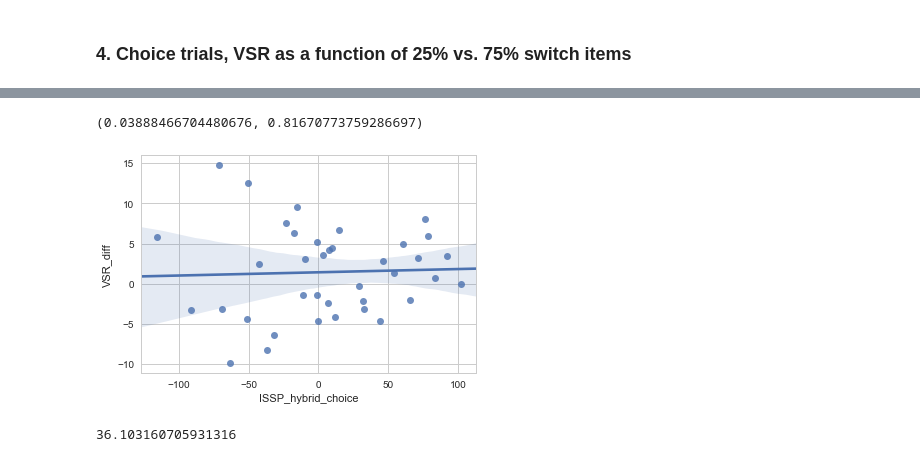
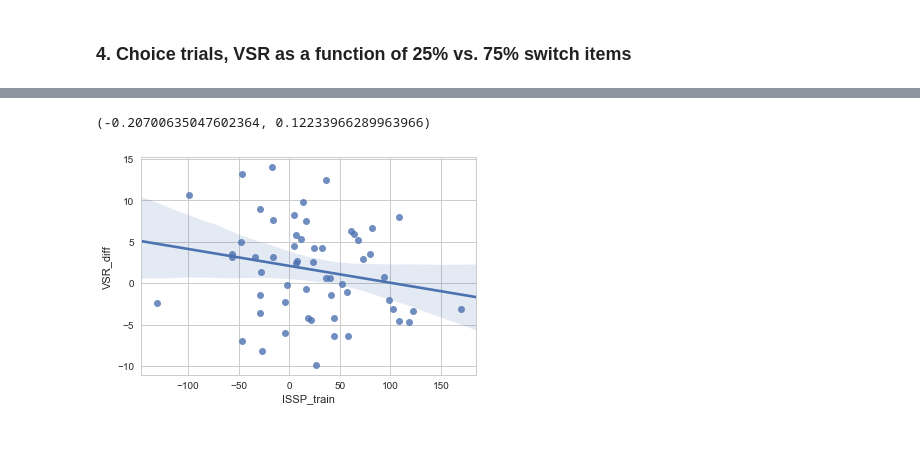
Before and after one commit to yuchinchiu/ISSPxVTS_v5, a Jupyter notebook: analysis_py/ISSPxVTS_v5_basicAnalysis.ipynb, the cells around one changed output, grey strips where cells are left out. Cells and saved outputs as stored; diff of their text form; code cells hidden in the pictures.

```diff
--- a/analysis_py/ISSPxVTS_v5_basicAnalysis.ipynb
+++ b/analysis_py/ISSPxVTS_v5_basicAnalysis.ipynb
@@ -46,7 +46,7 @@ for S in np.unique(df.sbjId):
     overallCuedTSACC = D[D.trialType=='cued'].sbjACC.mean()*100
     trainingTSACC = D[D.phase=='training'].sbjACC.mean()*100
     overallVTS = D[D.trialType=='choice'].trialType_int.mean()*100
-    if  (overallCuedTSACC >= 80) & ( trainingTSACC >= 0) & (overallVTS >= 10):  # & (D.sbjACC.mean()*100>60):
+    if  (overallCuedTSACC >= 0) & ( trainingTSACC >= 70) & (overallVTS >= 10):  # & (D.sbjACC.mean()*100>60):
         goodSbj.append(S)
     else:
         excludeSbj.append(S)
@@ -338,10 +351,6 @@ stats.pearsonr(ISSPxVTSdf.ISSP_both, ISSPxVTSdf.VSR)  # r, p
 # %%
-ax = sns.regplot(x="ISSP_hybrid_choice", y="VSR_diff", data = ISSPxVTSdf, x_jitter=.1)
-stats.pearsonr(ISSPxVTSdf.ISSP_hybrid_choice, ISSPxVTSdf.VSR_diff)  # r, p
+ax = sns.regplot(x="ISSP_train", y="VSR_diff", data = ISSPxVTSdf, x_jitter=.1)
+stats.pearsonr(ISSPxVTSdf.ISSP_train, ISSPxVTSdf.VSR_diff)  # r, p
 # %% [output]
-(0.03888466704480676, 0.81670773759286697)
+(-0.20700635047602364, 0.12233966289963966)
-[figure, old version]
+[figure, new version]
-# %%
-ISSPxVTSdf.ISSP_train.median()
-# %% [output]
-36.103160705931316
```
Also changed, not shown: parts of 25 cells of this notebook, 1 other file.
